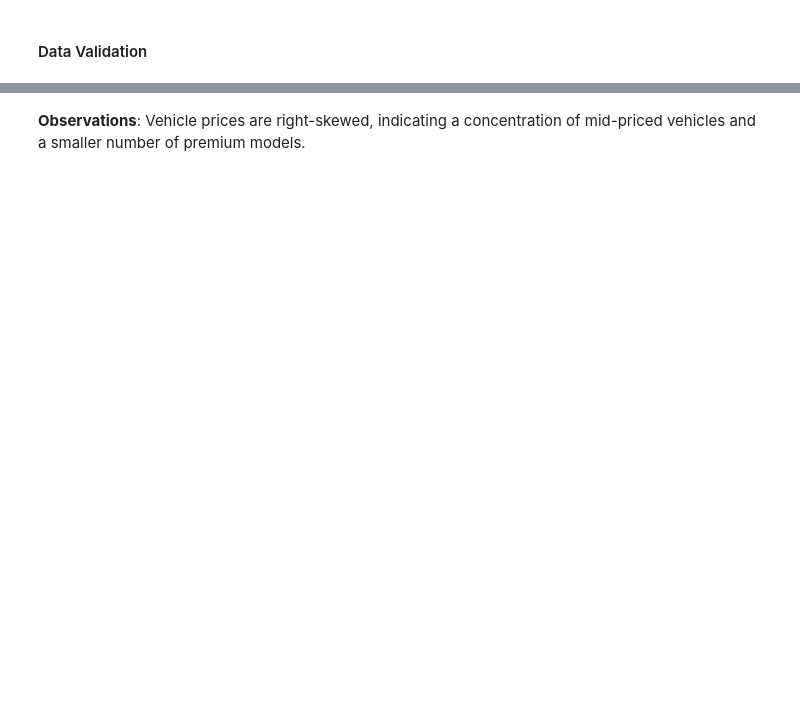
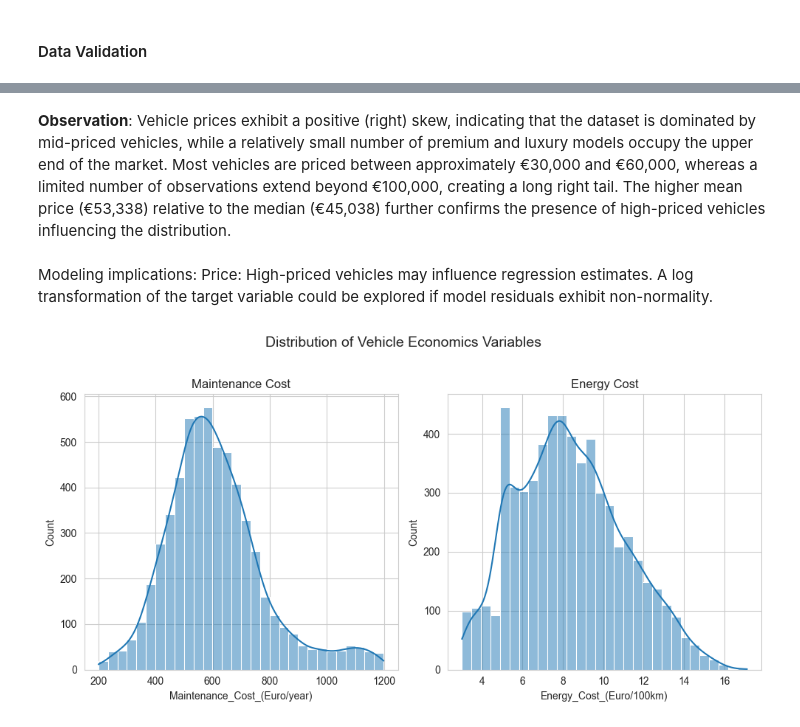
Before and after one commit to avillafranca504/vehicle-price-and-performance-analysis, a Jupyter notebook: 02_European_Cars_EDA.ipynb, the cells around one changed output, grey strips where cells are left out. Saved outputs shown, nothing was run; the diff lists cells and outputs as text; code cells hidden in the pictures; blank space fills up the shorter version.

```diff
--- a/02_European_Cars_EDA.ipynb
+++ b/02_European_Cars_EDA.ipynb
@@ -271,6 +543,7 @@ categorical_vars = [
     'Brand',
     'Body_Type',
     'Segment',
+    'Segment_System',
     'Usage_Type',
     'Powertrain_Type',
     'Fuel_Type'
@@ -285,7 +558,7 @@ for col in categorical_vars:
 # Ordinal Variables (Variables with an inherent order/ranking)
 
 ordinal_vars = [
-    'ADAS_Level',
+    'ADAS_Level_Clean',
     'Safety_Rating_(Euro_NCAP)',
     'Insurance_Rating'
 ]
@@ -358,11 +709,36 @@ plt.show()
 # %% [markdown]
-**Observations**: Vehicle prices are right-skewed, indicating a concentration of mid-priced vehicles and a smaller number of premium models.
+**Observation**: Vehicle prices exhibit a positive (right) skew, indicating that the dataset is dominated by mid-priced vehicles, while a relatively small number of premium and luxury models occupy the upper end of the market. Most vehicles are priced between approximately €30,000 and €60,000, whereas a limited number of observations extend beyond €100,000, creating a long right tail. The higher mean price (€53,338) relative to the median (€45,038) further confirms the presence of high-priced vehicles influencing the distribution.
-# %%
-# Examine the distribution of continuous variables to identify
-# skewness, outliers, unusual patterns, and potential preprocessing needs.
-
-for col in continuous_vars:
-    plt.figure(figsize=(8,4))
-    sns.histplot(df[col], kde=True)
-    plt.title(f'Distribution of {col}')
-    plt.show()
+# %% [markdown]
+Modeling implications:
+Price: High-priced vehicles may influence regression estimates.
+A log transformation of the target variable could be explored if model residuals exhibit non-normality.
+# %%
+# Examine the distribution of continuous economic variables to identify
+# skewness, outliers, unusual patterns, and potential preprocessing needs.
+
+econ_num_vars = {
+    'Maintenance_Cost_(Euro/year)': 'Maintenance Cost',
+    'Energy_Cost_(Euro/100km)': 'Energy Cost'
+}
+
+fig, axes = plt.subplots(1, 2, figsize=(10, 5))
+axes = axes.flatten()
+
+for i, (col, title) in enumerate(econ_num_vars.items()):
+    sns.histplot(
+        data=df,
+        x=col,
+        bins=30,
+        kde=True,
+        ax=axes[i]
+    )
+
+    axes[i].set_title(title)
+    axes[i].set_xlabel(col)
+    axes[i].set_ylabel('Count')
+
+plt.suptitle('Distribution of Vehicle Economics Variables', fontsize=14, y=1.02)
+plt.tight_layout()
+plt.show()
+# %% [output]
+[figure, added]
```
Also changed, not shown: parts of 131 cells of this notebook.
